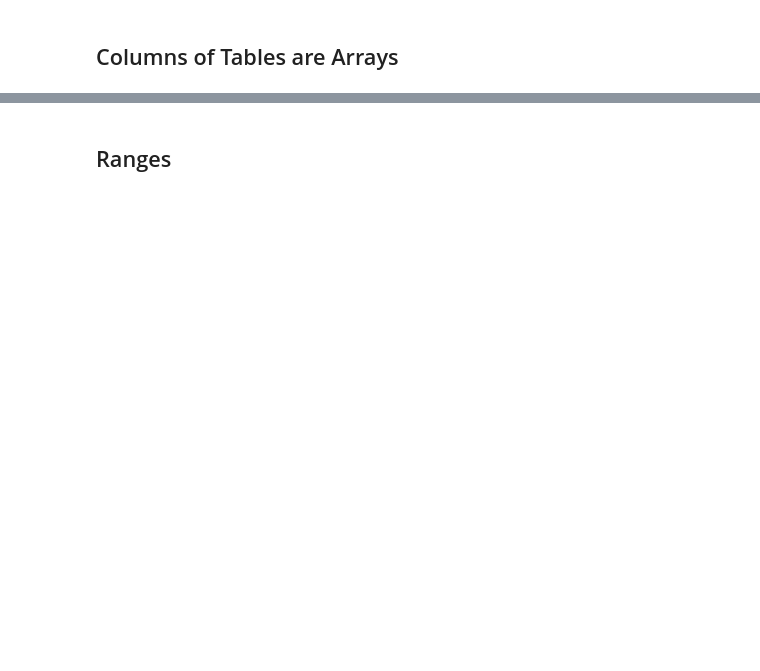
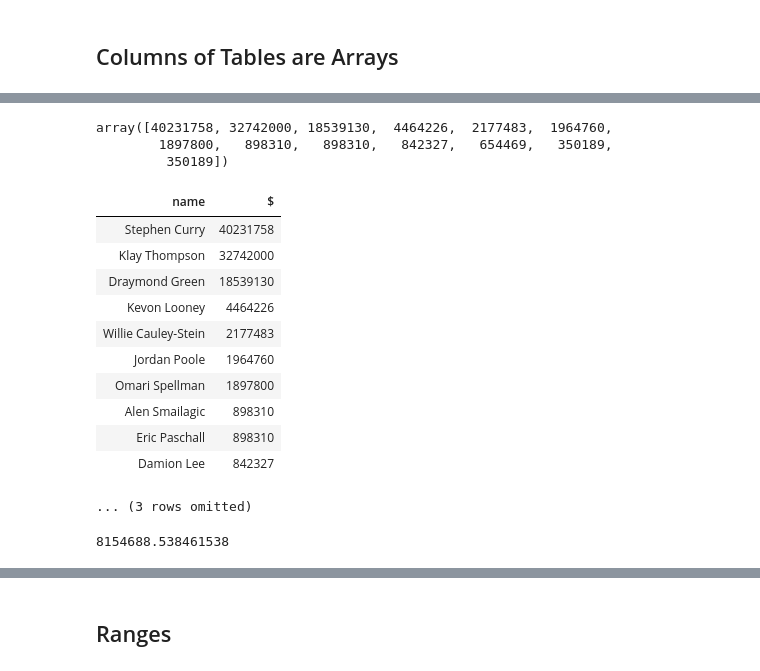
Before and after one commit to data-8/materials-sp22, a Jupyter notebook: lec/lec05_0.ipynb, the cells around one changed output, grey strips where cells are left out. Cells and saved outputs as stored; diff of their text form; code cells hidden in the pictures; blank space fills up the shorter version.

```diff
--- a/lec/lec05_0.ipynb
+++ b/lec/lec05_0.ipynb
@@ -24,0 +140,25 @@ warriors.show(3)
+# %%
+np.abs(warriors.column('$'))
+# %% [output]
+array([40231758, 32742000, 18539130,  4464226,  2177483,  1964760,
+        1897800,   898310,   898310,   842327,   654469,   350189,
+         350189])
+# %%
+warriors.select('name', '$')
+# %% [output]
+| name | $ |
+| Stephen Curry | 40231758 |
+| Klay Thompson | 32742000 |
+| Draymond Green | 18539130 |
+| Kevon Looney | 4464226 |
+| Willie Cauley-Stein | 2177483 |
+| Jordan Poole | 1964760 |
+| Omari Spellman | 1897800 |
+| Alen Smailagic | 898310 |
+| Eric Paschall | 898310 |
+| Damion Lee | 842327 |
+... (3 rows omitted)
+# %%
+np.average(warriors.column('$'))
+# %% [output]
+8154688.538461538
```
Also changed, not shown: parts of 48 cells of this notebook, 2 other files.
